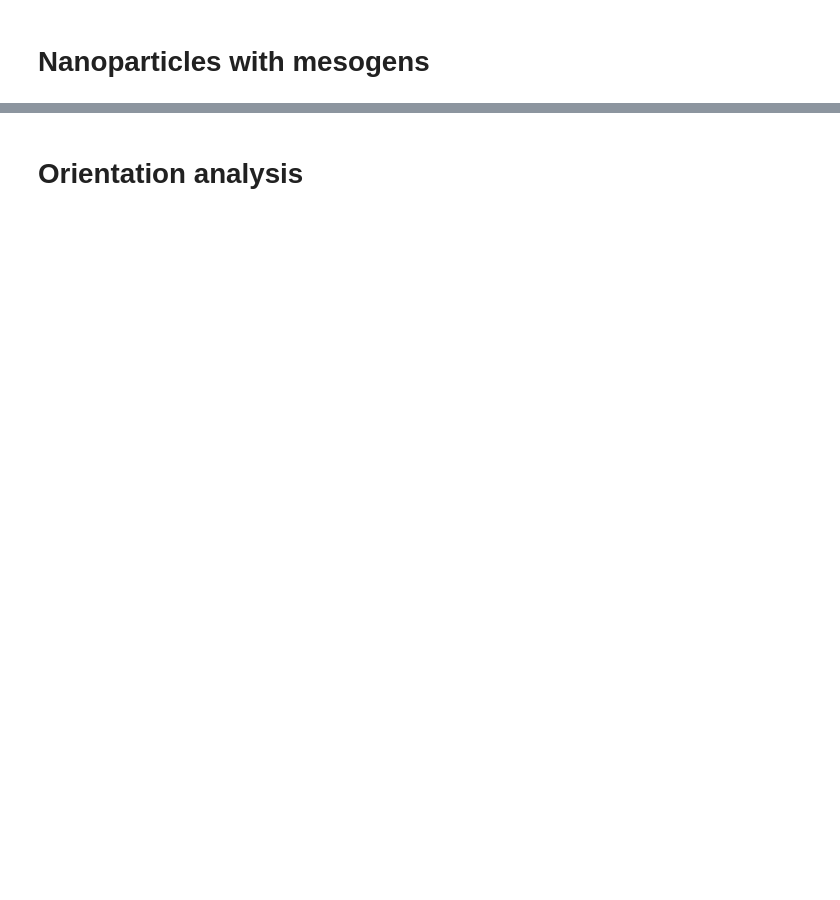
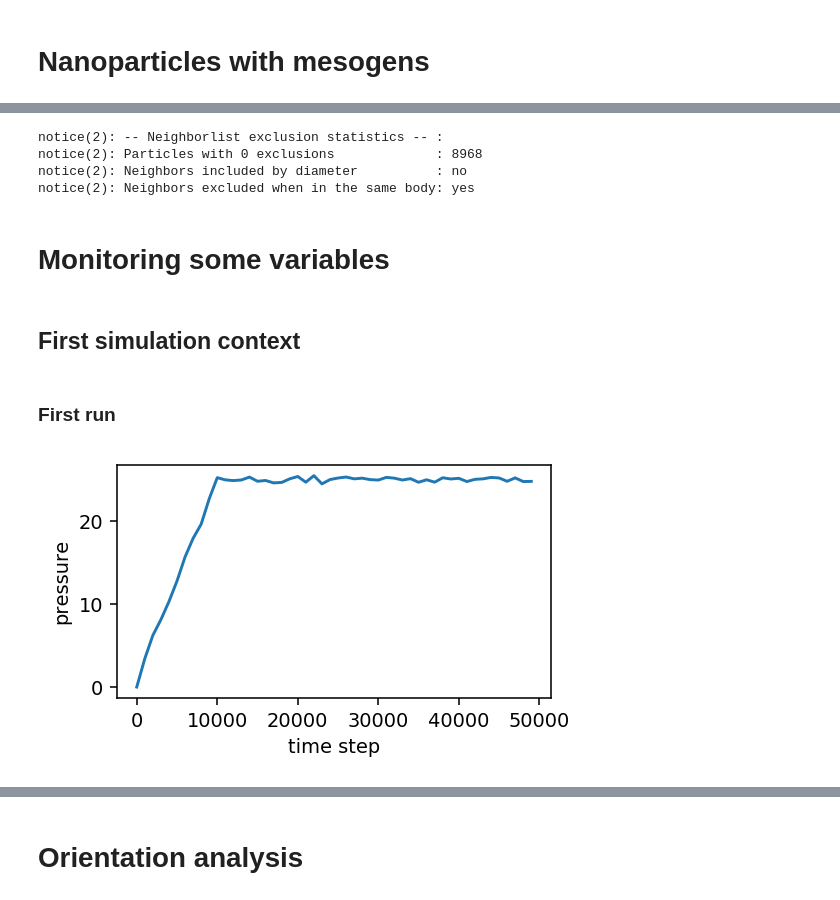
Before and after one commit to emmanuellfc/molecular_dynamics, a Jupyter notebook: Nanoparticles with mesogens.ipynb, the cells around one changed output, grey strips where cells are left out. Cells and saved outputs as stored; diff of their text form; code cells hidden in the pictures; blank space fills up the shorter version.

```diff
--- a/Nanoparticles with mesogens.ipynb
+++ b/Nanoparticles with mesogens.ipynb
@@ -200,0 +363,26 @@ hoomd.get_step()
+# %%
+with sim2:
+    #hoomd.run(1e4)
+    #npt.disable()
+    #nvt = hoomd.md.integrate.nvt(group = groupNP_mes, kT = 3.0, tau = 0.5);
+    #nvt.randomize_velocities(seed=42)
+    hoomd.run(1e5, quiet = True)
+# %% [output]
+notice(2): -- Neighborlist exclusion statistics -- :
+notice(2): Particles with 0 exclusions             : 8968
+notice(2): Neighbors included by diameter          : no
+notice(2): Neighbors excluded when in the same body: yes
+# %% [markdown]
+# Monitoring some variables
+# %% [markdown]
+## First simulation context
+# %% [markdown]
+### First run
+# %%
+data1 = numpy.genfromtxt(fname='binary_mixture_sim1.log', skip_header=True);
+pyplot.figure(figsize=(4,2.2), dpi=140);
+pyplot.plot(data1[:,0], data1[:,10]);
+pyplot.xlabel('time step');
+pyplot.ylabel('pressure');
+# %% [output]
+[figure, added]
```
Also changed, not shown: parts of 29 cells of this notebook.
